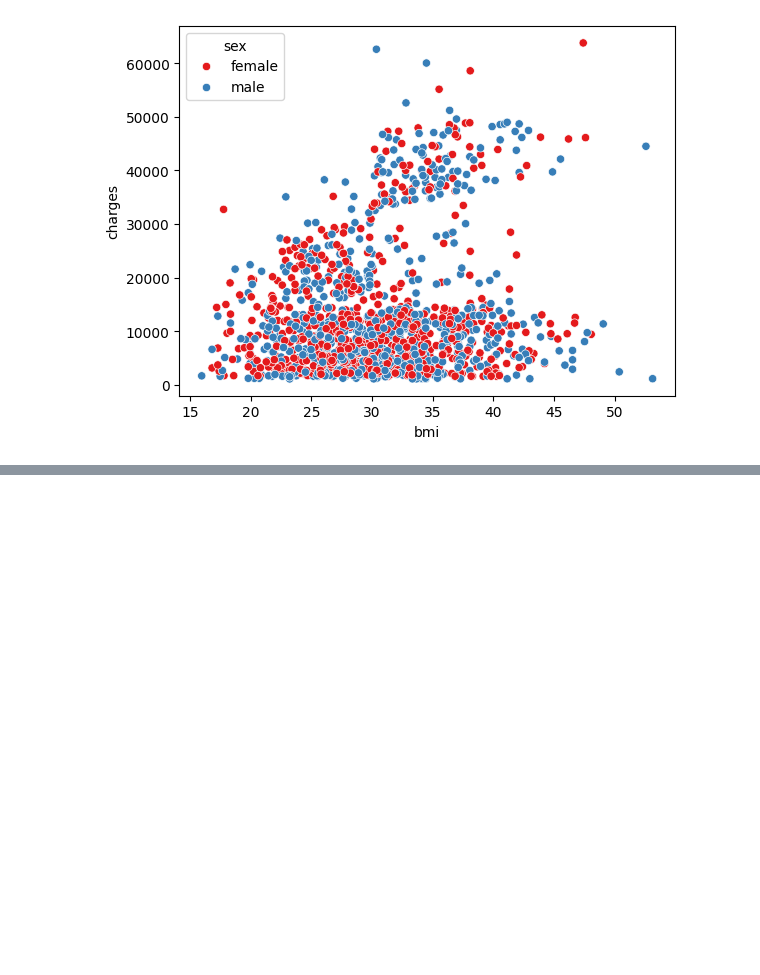
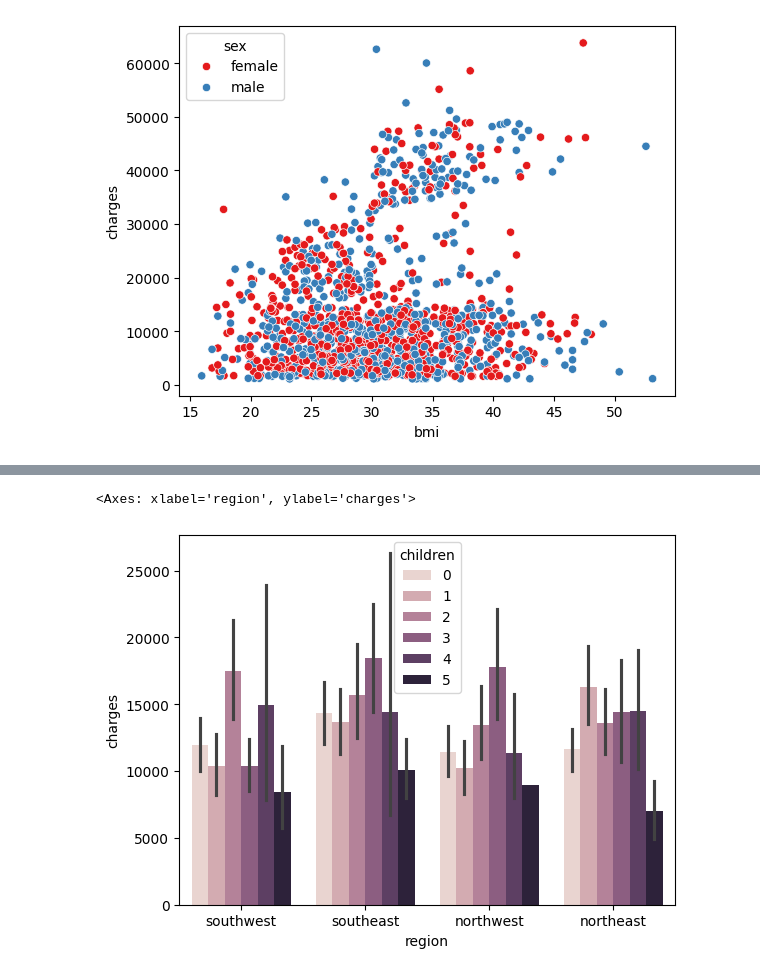
Before and after one commit to hirenkanzariya01/machine-learning-project-, a Jupyter notebook: notebooks/EDA.ipynb, the cells around one changed output, grey strips where cells are left out. Cells and saved outputs as stored; diff of their text form; code cells hidden in the pictures; blank space fills up the shorter version.

```diff
--- a/notebooks/EDA.ipynb
+++ b/notebooks/EDA.ipynb
@@ -256,0 +286,5 @@ sns.scatterplot(data=new_df, x='bmi', y='charges', hue='sex', palette="Set1")
+# %%
+sns.barplot(data=new_df , x='region' , y='charges', hue='children')
+# %% [output]
+<Axes: xlabel='region', ylabel='charges'>
+[figure, added]
```
Also changed, not shown: parts of 7 cells of this notebook, 4 other files.
